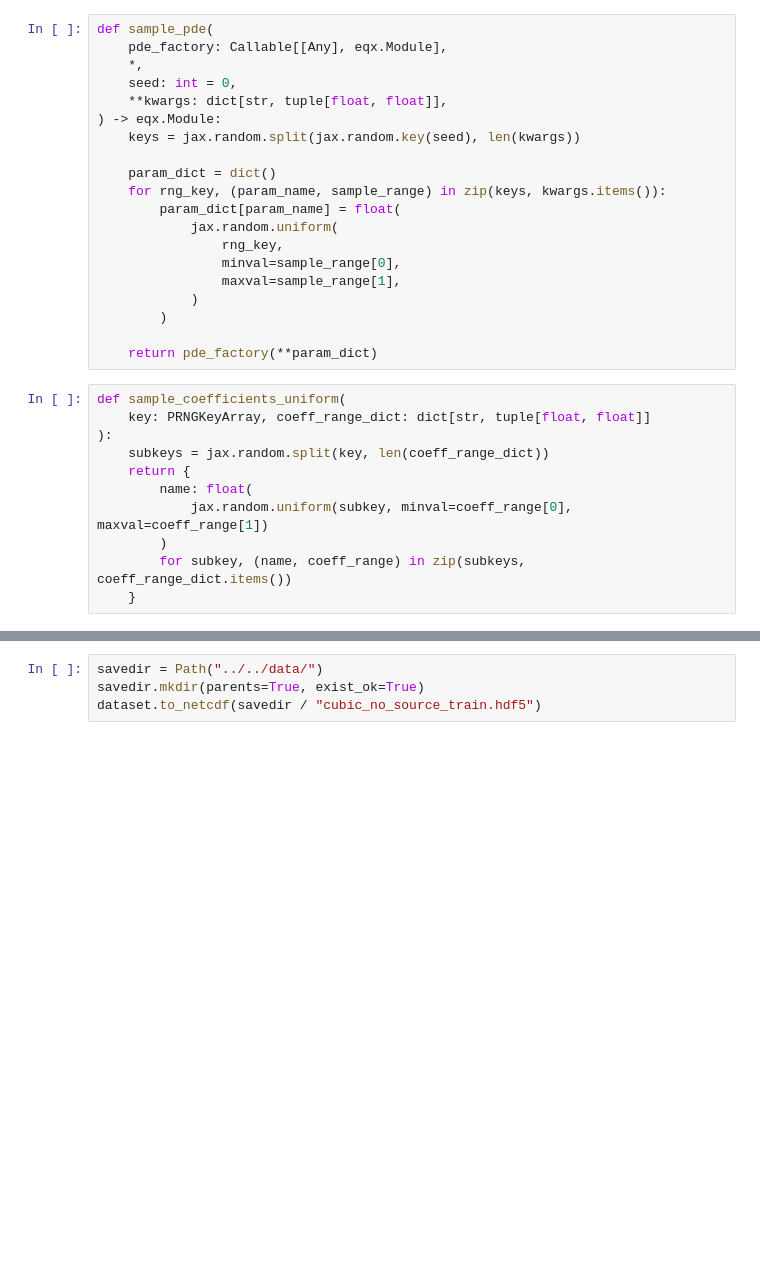
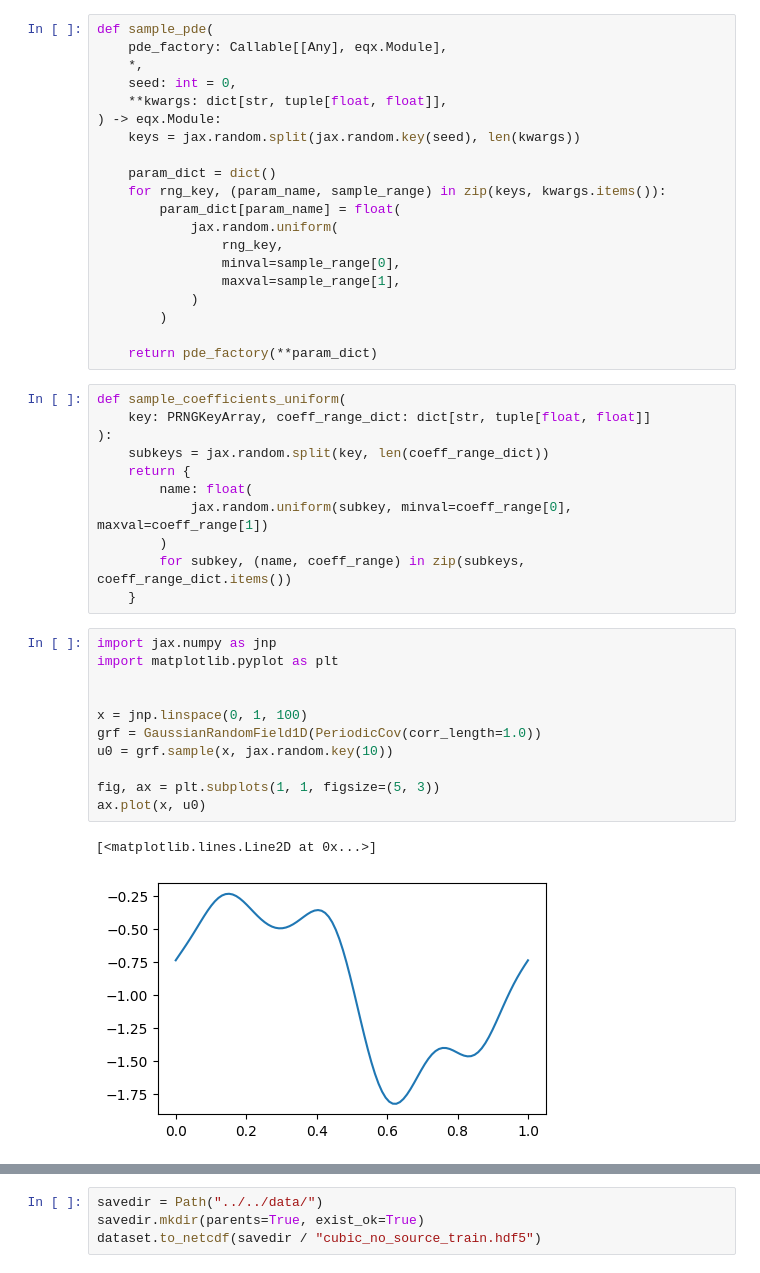
Before and after one commit to xx257xx/CONTEXT_FLUX_NO, a Jupyter notebook: notebooks/data_generation/cubic_flux_1D.ipynb, the cells around one changed output, grey strips where cells are left out. Cells and saved outputs as stored; diff of their text form; blank space fills up the shorter version.

```diff
--- a/notebooks/data_generation/cubic_flux_1D.ipynb
+++ b/notebooks/data_generation/cubic_flux_1D.ipynb
@@ -47,5 +50,19 @@ def sample_coefficients_uniform(
         )
         for subkey, (name, coeff_range) in zip(subkeys, coeff_range_dict.items())
     }
+# %%
+import jax.numpy as jnp
+import matplotlib.pyplot as plt
+
+
+x = jnp.linspace(0, 1, 100)
+grf = GaussianRandomField1D(PeriodicCov(corr_length=1.0))
+u0 = grf.sample(x, jax.random.key(10))
+
+fig, ax = plt.subplots(1, 1, figsize=(5, 3))
+ax.plot(x, u0)
+# %% [output]
+[<matplotlib.lines.Line2D at 0x...>]
+[figure, added]
 # %%
 def generate_dataset(
```
Also changed, not shown: parts of 4 cells of this notebook, 8 other files.
